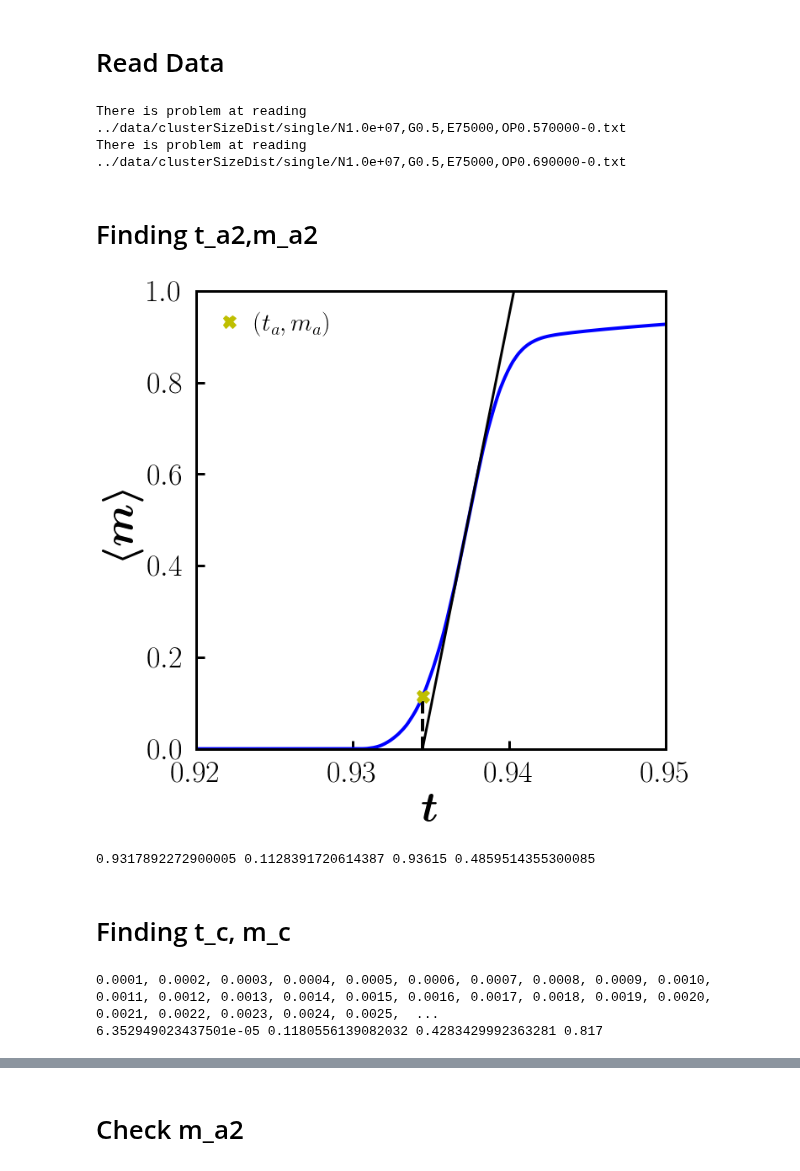
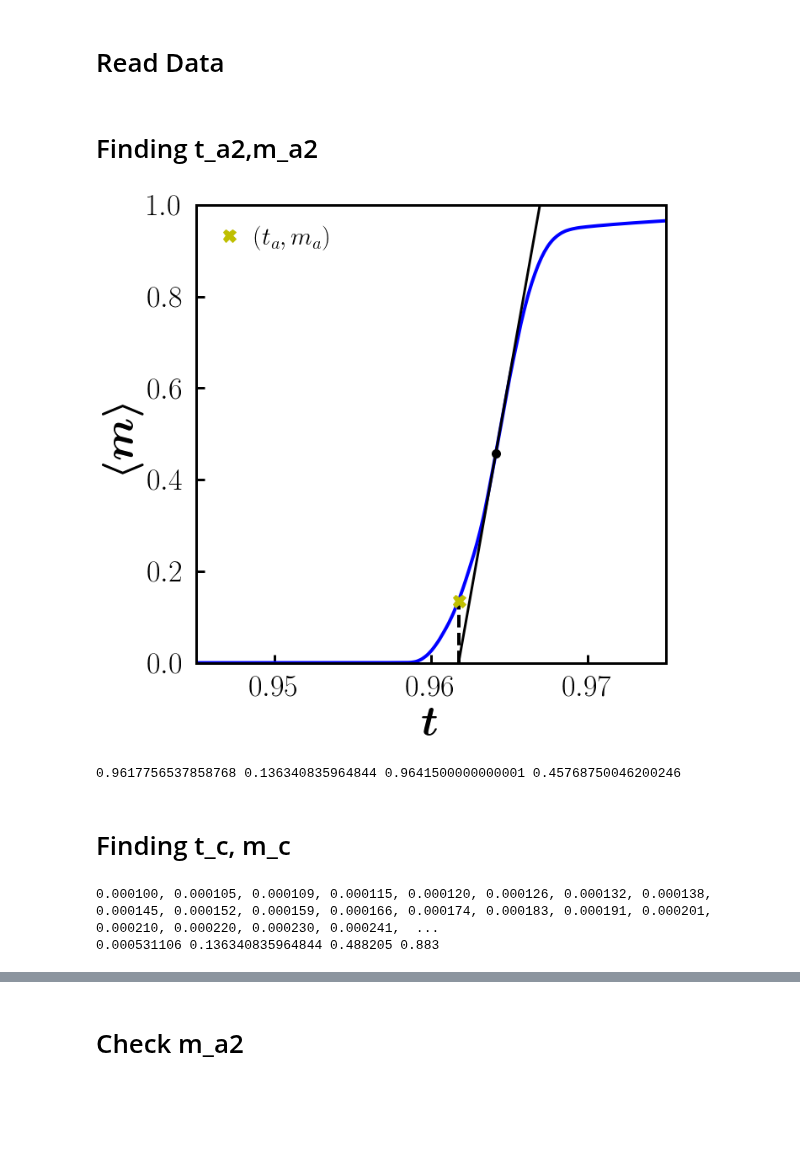
Before and after one commit to hoyunchoi/mBFW, a Jupyter notebook: src/characteristic_time.ipynb, the cells around one changed output, grey strips where cells are left out. Cells and saved outputs as stored; diff of their text form; code cells hidden in the pictures; blank space fills up the shorter version.

```diff
--- a/src/characteristic_time.ipynb
+++ b/src/characteristic_time.ipynb
@@ -29,81 +29,77 @@ clusterSizeDist = {}
 interEventTime_orderParameter = {}
 # %%
 # for networkSize in networkSizeList:
-for networkSize in [10240000]:
+for networkSize in [20000, 160000, 1280000, 10240000]:
     time[networkSize] = np.arange(0.0, 1.0, 1/networkSize)
     # for acceptanceThreshold in acceptanceThresholdList:
     for acceptanceThreshold in [0.5]:
         current = networkSize, acceptanceThreshold
         points[current] = rd.readPoints(networkSize, acceptanceThreshold)
         #* -------------------------------------------------------
-        orderParameter[current] = rd.read("orderParameter", networkSize, acceptanceThreshold)
-        meanClusterSize[current] = rd.read("meanClusterSize", networkSize, acceptanceThreshold)
-        orderParameterVariance[current] = rd.read("orderParameterVariance", networkSize, acceptanceThreshold)
-        interEventTime[current] = rd.read("interEventTime", networkSize, acceptanceThreshold)
-        #* ---------------------------------------------------------
+        # orderParameter[current] = rd.read("orderParameter", networkSize, acceptanceThreshold)
+        # meanClusterSize[current] = rd.read("meanClusterSize", networkSize, acceptanceThreshold)
+        # orderParameterVariance[current] = rd.read("orderParameterVariance", networkSize, acceptanceThreshold)
+        # interEventTime[current] = rd.read("interEventTime", networkSize, acceptanceThreshold)
+        # #* ---------------------------------------------------------
         orderParameterDist_t[current] = rd.extractRepeater("orderParameterDist", networkSize, acceptanceThreshold)
         for t in orderParameterDist_t[current]:
             orderParameterDist[current, t] = rd.read("orderParameterDist", networkSize, acceptanceThreshold, t)
-        clusterSizeDist_op[current] = rd.extractRepeater("clusterSizeDist", networkSize, acceptanceThreshold)
-        for op in clusterSizeDist_op[current]:
-            clusterSizeDist[current, op] = rd.read("clusterSizeDist", networkSize, acceptanceThreshold, op)
+        # clusterSizeDist_op[current] = rd.extractRepeater("clusterSizeDist", networkSize, acceptanceThreshold)
+        # for op in clusterSizeDist_op[current]:
+        #     clusterSizeDist[current, op] = rd.read("clusterSizeDist", networkSize, acceptanceThreshold, op)
         #* ---------------------------------------------------------
-# %% [output]
-There is problem at reading ../data/clusterSizeDist/single/N1.0e+07,G0.5,E75000,OP0.570000-0.txt
-There is problem at reading ../data/clusterSizeDist/single/N1.0e+07,G0.5,E75000,OP0.690000-0.txt
 # %% [markdown]
 # Finding t_a2,m_a2
 # %%
 fig, ax = plt.subplots()
 ax.set_rasterized(True)
 
-networkSize = 10240000
-acceptanceThreshold = 0.5
+networkSize = 1280000
+acceptanceThreshold = 0.4
 current = networkSize, acceptanceThreshold
 
 t, op = avgLinBin(time[networkSize], orderParameter[current])
 ax.plot(t, op, 'b-')
 t_a2, m_a2, t_inflection, m_inflection = rd.get_ta_inflection(networkSize, orderParameter[current])
 a = m_inflection/(t_inflection-t_a2)
 ax.plot([t_a2, t_inflection + (1-m_inflection)/a], [0, 1], 'k-', linewidth=3)
+ax.plot(t_inflection, m_inflection, "ko", markersize=10)
 ax.plot([t_a2,t_a2], [0, m_a2], 'k--')
 ax.plot(t_a2, m_a2, 'yX', label=latex_string("(t_a, m_a)"))
 
 ax.set_xlim(chi_plotRange[acceptanceThreshold])
 ax.set_ylim([0, 1])
 ax.set_xlabel(latex_bold_string("t"))
 ax.set_ylabel(latex_bold_string("\langle m \\rangle"))
 ax.legend(loc="upper left", fontsize=30)
 
 # fig.savefig("../data/mBFW/fig/t_op(N{:.1e},G{:.1f}).pdf".format(*current), bbox_inches = 'tight', pad_inches = 0.1, facecolor = 'w', dpi=100)
 plt.show()
 # %% [output]
-[figure, old version]
+[figure, new version]
 # %%
+points[current]["t_a2"], points[current]["m_a2"], points[current]["t_inflection"], points[current]["m_inflection"] = t_a2, m_a2, t_inflection, m_inflection
 print(t_a2,m_a2,t_inflection, m_inflection)
-# with open("../data/mBFW/points/" + "N{:.1e},G{:.1f}".format(*current) + ".txt", 'a') as file:
+# with open("../data/points/" + "N{:.1e},G{:.1f}".format(*current) + ".txt", 'a') as file:
 #     file.write("t_a2: " + str(t_a2) + "\n")
 #     file.write("m_a2: " + str(m_a2) + "\n")
 #     file.write("t_inflection: " + str(t_inflection) + "\n")
 #     file.write("m_inflection: " + str(m_inflection) + "\n")
 # %% [output]
-0.9317892272900005 0.1128391720614387 0.93615 0.4859514355300085
+0.9617756537858768 0.136340835964844 0.9641500000000001 0.45768750046200246
 # %% [markdown]
 # Finding t_c, m_c
 # %%
-networkSize = 10240000
-acceptanceThreshold = 0.5
+networkSize = 1280000
+acceptanceThreshold = 0.4
 current = networkSize, acceptanceThreshold
-m_a1 = points[current]["m_a1"]
-m_a2 = points[current]["m_a2"]
-m_b = points[current]["m_b"]
-m_c = points[current]["m_c"]
+m_a1, m_a2, m_b, m_c = points[current]["m_a1"], points[current]["m_a2"], points[current]["m_b"], points[current]["m_c"]
 
-print(", ".join('{:.4f}'.format(op) for op in clusterSizeDist_op[current]))
+print(", ".join('{:.6f}'.format(op) for op in clusterSizeDist_op[current]))
 print(m_a1, m_a2, m_b, m_c)
 # %% [output]
-0.0001, 0.0002, 0.0003, 0.0004, 0.0005, 0.0006, 0.0007, 0.0008, 0.0009, 0.0010, 0.0011, 0.0012, 0.0013, 0.0014, 0.0015, 0.0016, 0.0017, 0.0018, 0.0019, 0.0020, 0.0021, 0.0022, 0.0023, 0.0024, 0.0025,  ...
-6.352949023437501e-05 0.1180556139082032 0.4283429992363281 0.817
+0.000100, 0.000105, 0.000109, 0.000115, 0.000120, 0.000126, 0.000132, 0.000138, 0.000145, 0.000152, 0.000159, 0.000166, 0.000174, 0.000183, 0.000191, 0.000201, 0.000210, 0.000220, 0.000230, 0.000241,  ...
+0.000531106 0.136340835964844 0.488205 0.883
 # %%
 fig, ax = plt.subplots()
 ax.set_rasterized(True)
```
Also changed, not shown: parts of 21 cells of this notebook, 2 other files.
